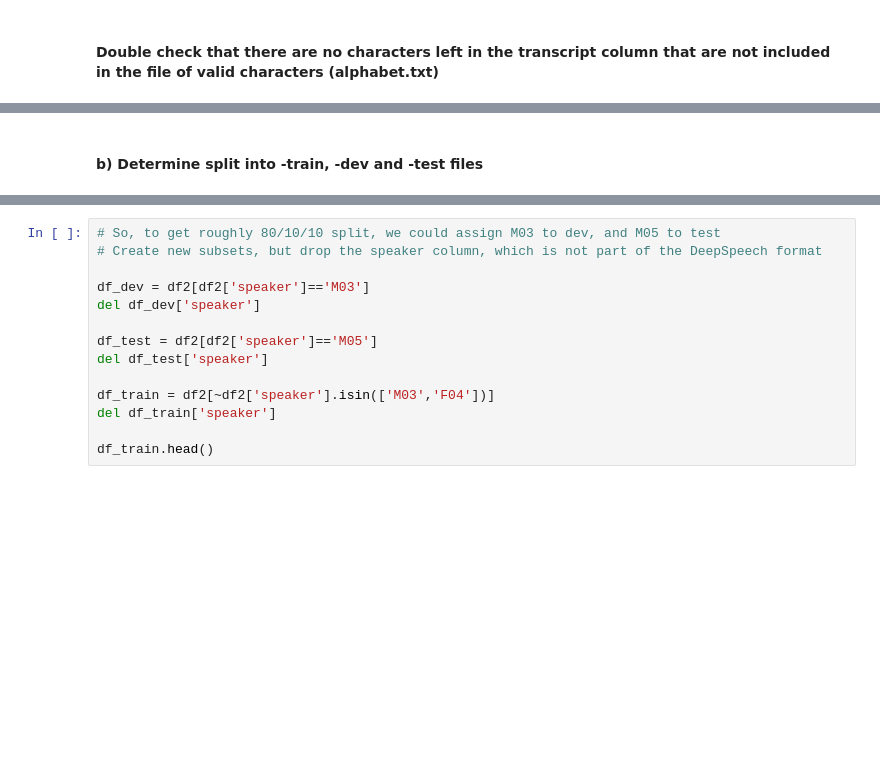
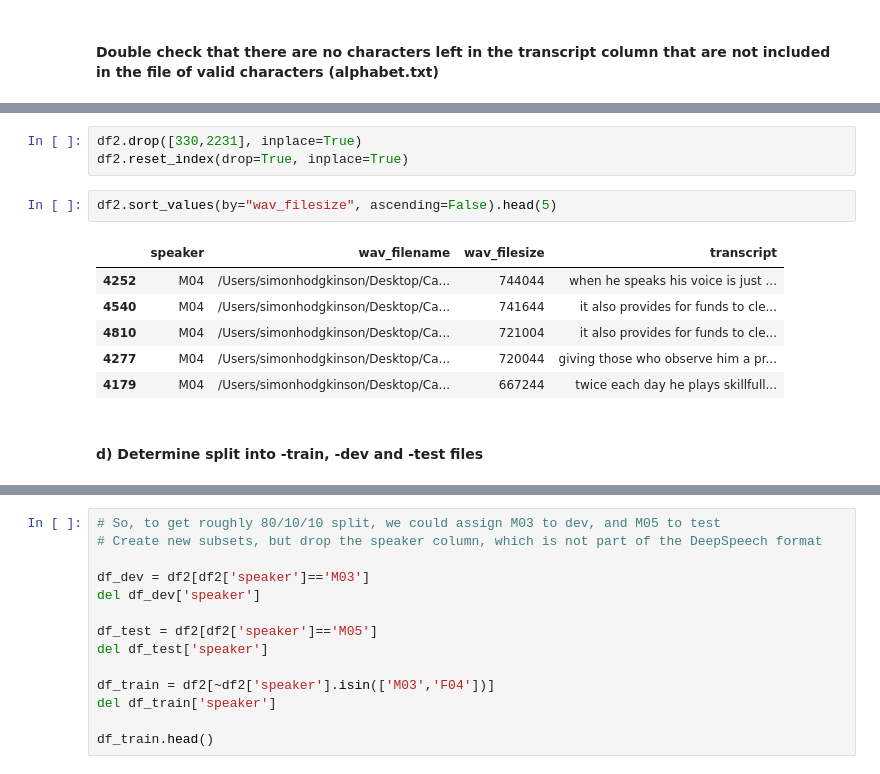
Before and after one commit to miketp333/mids_capstone, a Jupyter notebook: models/Transfer_learning_with_DeepSpeech.ipynb, the cells around one changed output, grey strips where cells are left out. Cells and saved outputs as stored; diff of their text form; blank space fills up the shorter version.

```diff
--- a/models/Transfer_learning_with_DeepSpeech.ipynb
+++ b/models/Transfer_learning_with_DeepSpeech.ipynb
@@ -215,5 +310,17 @@ Counter({'s': 3903,
+# %%
+df2.drop([330,2231], inplace=True)
+df2.reset_index(drop=True, inplace=True)
+# %%
+df2.sort_values(by="wav_filesize", ascending=False).head(5)
+# %% [output]
+|  | speaker | wav_filename | wav_filesize | transcript |
+| 4252 | M04 | /Users/simonhodgkinson/Desktop/Ca... | 744044 | when he speaks his voice is just ... |
+| 4540 | M04 | /Users/simonhodgkinson/Desktop/Ca... | 741644 | it also provides for funds to cle... |
+| 4810 | M04 | /Users/simonhodgkinson/Desktop/Ca... | 721004 | it also provides for funds to cle... |
+| 4277 | M04 | /Users/simonhodgkinson/Desktop/Ca... | 720044 | giving those who observe him a pr... |
+| 4179 | M04 | /Users/simonhodgkinson/Desktop/Ca... | 667244 | twice each day he plays skillfull... |
 # %% [markdown]
-#### b) Determine split into -train, -dev and -test files
+#### d) Determine split into -train, -dev and -test files
 # %%
 # We can't randomly assign files to train/test/dev, because the data contains duplicate recordings
 # where the only difference is that one is recorded on a head mic, and one is on an array mic
```
Also changed, not shown: parts of 23 cells of this notebook.
